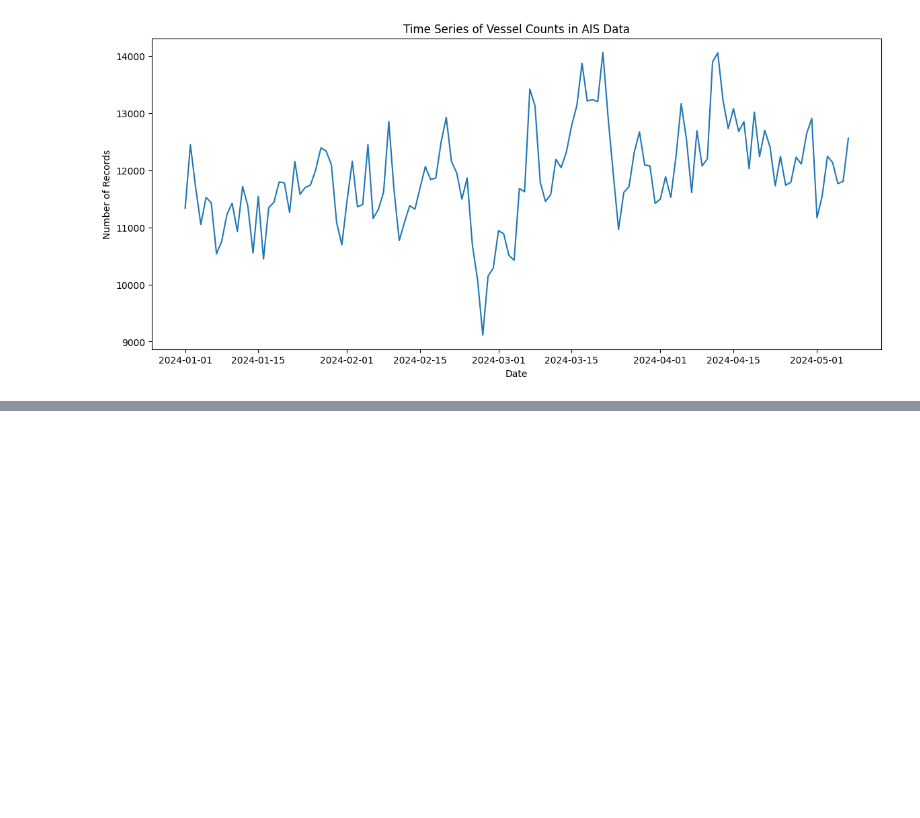
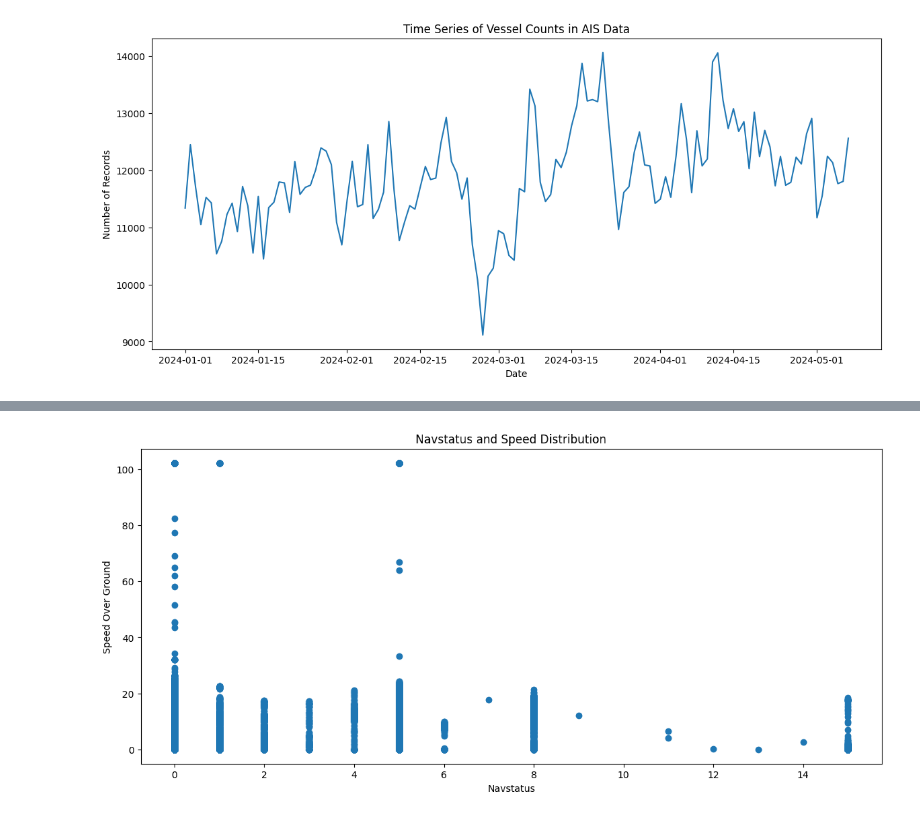
Before and after one commit to iverri/ML-Group-Project, a Jupyter notebook: src/data_analisys.ipynb, the cells around one changed output, grey strips where cells are left out. Cells and saved outputs as stored; diff of their text form; code cells hidden in the pictures; blank space fills up the shorter version.

```diff
--- a/src/data_analisys.ipynb
+++ b/src/data_analisys.ipynb
@@ -108,0 +121,12 @@ plt.show()
+# %%
+# navstat and speed distribution (navstat and sog)
+plt.figure(figsize=(14, 6))
+
+plt.scatter(ais_train['navstat'], ais_train['sog'])
+
+plt.title('Navstatus and Speed Distribution')
+plt.xlabel('Navstatus')
+plt.ylabel('Speed Over Ground')
+plt.show()
+# %% [output]
+[figure, added]
```
Also changed, not shown: parts of 3 cells of this notebook.
